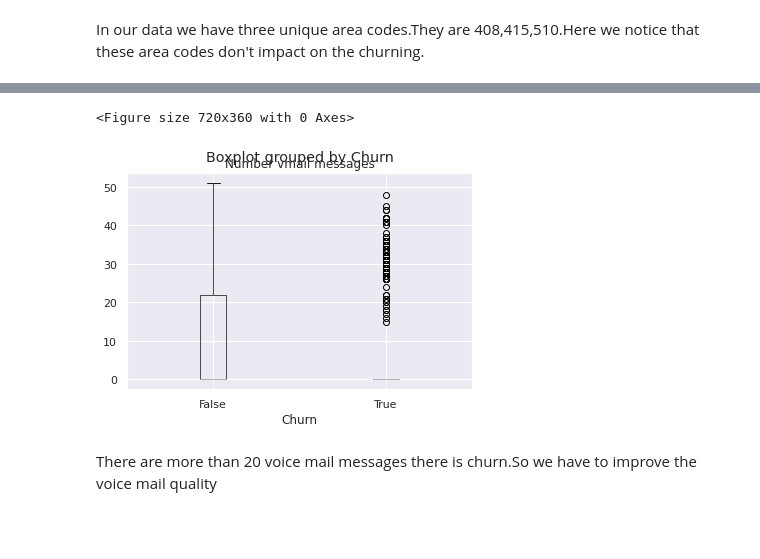
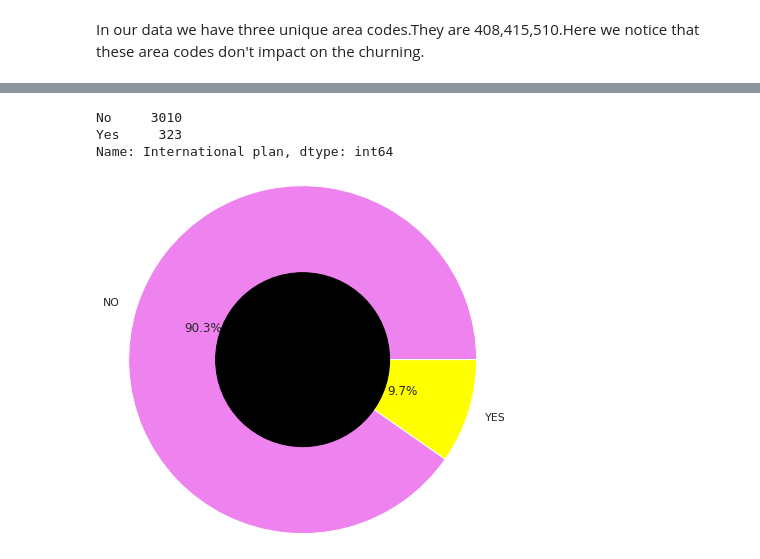
Before and after one commit to m123m12/Telecom-Churn-Analysis, a Jupyter notebook: Copy_of_Telecom_Churn_Analysis_Capstone_Project.ipynb, the cells around one changed output, grey strips where cells are left out. Drawn from its saved outputs; the diff is of its cells as text; code cells hidden in the pictures; blank space fills up the shorter version.

```diff
--- a/Copy_of_Telecom_Churn_Analysis_Capstone_Project.ipynb
+++ b/Copy_of_Telecom_Churn_Analysis_Capstone_Project.ipynb
@@ -381,10 +336,15 @@ plt.legend()
-# %%
-fig = plt.figure(figsize =(10, 5))
-telecom_data.boxplot(column='Number vmail messages', by='Churn')
-fig.suptitle('Number vmail message', fontsize=14, fontweight='bold')
-plt.show()
-# %% [output]
-<Figure size 720x360 with 0 Axes>
-[figure, removed]
-# %% [markdown]
-There are more than 20 voice mail messages there is churn.So we have to improve the voice mail quality
+# %%
+telecom_data['International plan'].value_counts()
+# %% [output]
+No     3010
+Yes     323
+Name: International plan, dtype: int64
+# %%
+data = telecom_data['International plan'].value_counts()
+plt.pie(data,autopct='%1.1f%%',radius = 2.0, labels = ['NO','YES'],colors=['violet' ,'yellow'])
+circle = plt.Circle( (0,0), 1, color='black')
+p=plt.gcf()
+p.gca().add_artist(circle)
+plt.show()
+# %% [output]
+[figure, added]
```
Also changed, not shown: parts of 5 cells of this notebook.
